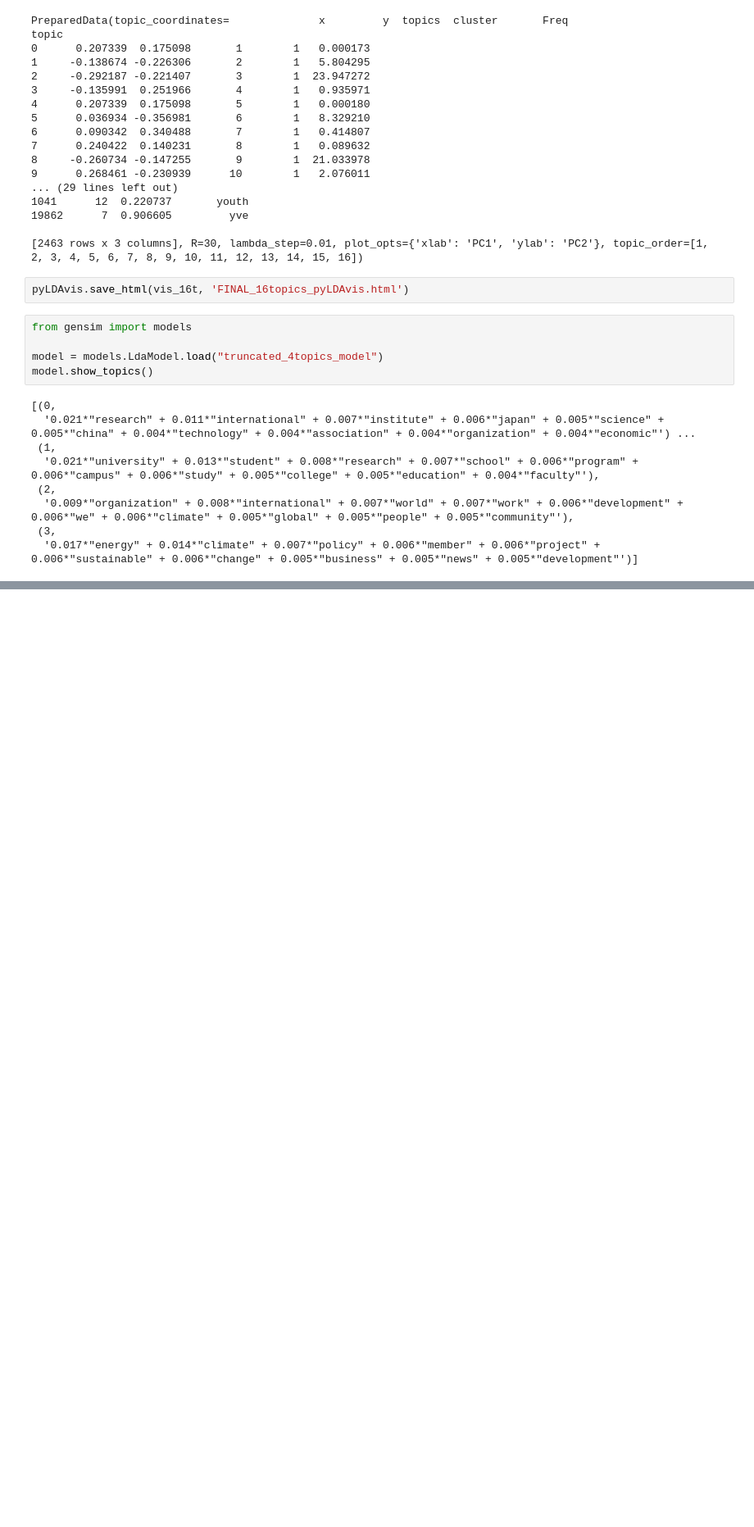
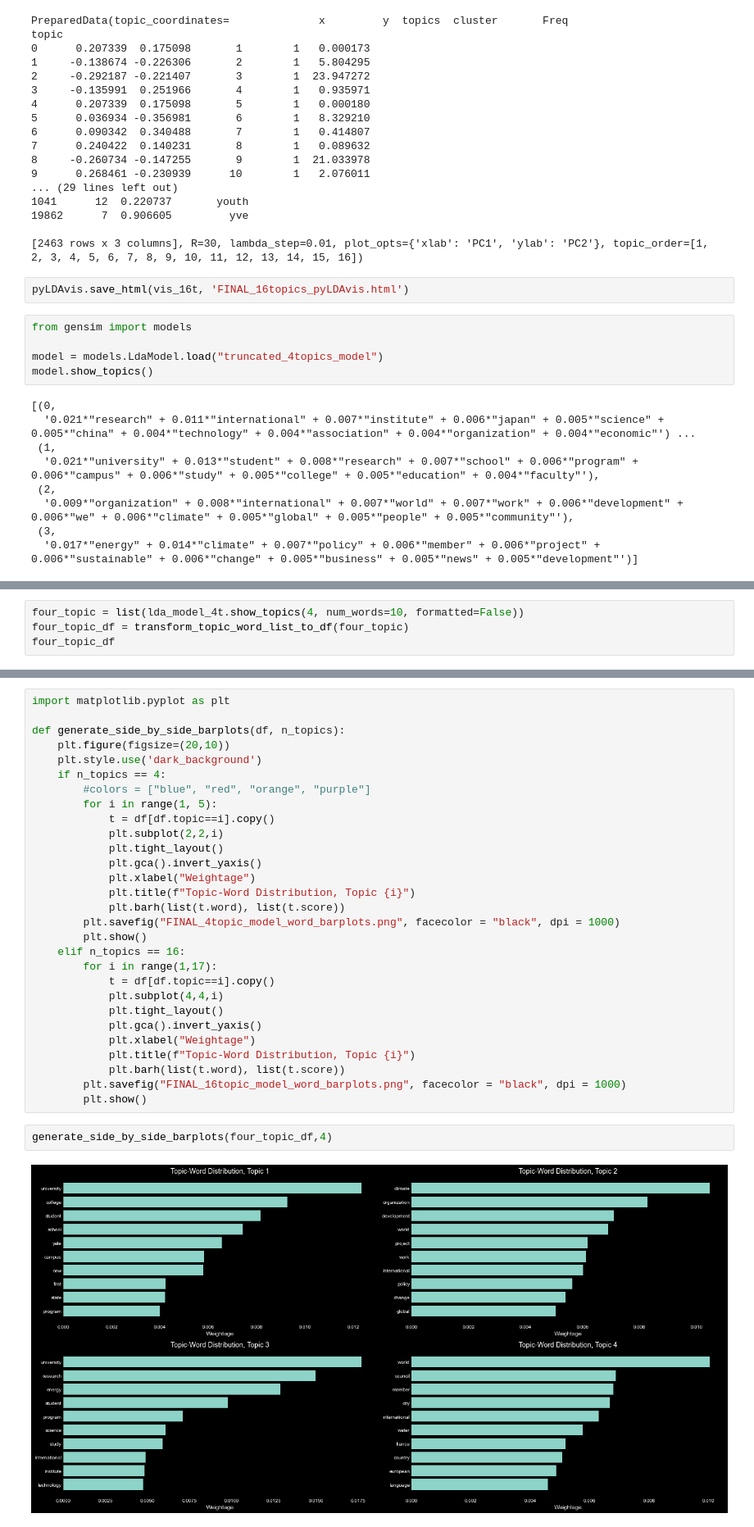
Before and after one commit to datadrivenenvirolab/IAD_blockchain, a Jupyter notebook: Web-scraped data/Final Model LDA Pipeline.ipynb, the cells around one changed output, grey strips where cells are left out. Shown at 82% size. Cells and saved outputs as stored; diff of their text form; blank space fills up the shorter version.

```diff
--- a/Web-scraped data/Final Model LDA Pipeline.ipynb
+++ b/Web-scraped data/Final Model LDA Pipeline.ipynb
@@ -527,0 +559,4 @@ model.show_topics()
+# %%
+four_topic = list(lda_model_4t.show_topics(4, num_words=10, formatted=False))
+four_topic_df = transform_topic_word_list_to_df(four_topic)
+four_topic_df
@@ -527,0 +581,33 @@ model.show_topics()
+# %%
+import matplotlib.pyplot as plt
+
+def generate_side_by_side_barplots(df, n_topics):
+    plt.figure(figsize=(20,10))
+    plt.style.use('dark_background')
+    if n_topics == 4:
+        #colors = ["blue", "red", "orange", "purple"]
+        for i in range(1, 5):
+            t = df[df.topic==i].copy()
+            plt.subplot(2,2,i)
+            plt.tight_layout()
+            plt.gca().invert_yaxis()
+            plt.xlabel("Weightage")
+            plt.title(f"Topic-Word Distribution, Topic {i}")
+            plt.barh(list(t.word), list(t.score))
+        plt.savefig("FINAL_4topic_model_word_barplots.png", facecolor = "black", dpi = 1000)
+        plt.show()
+    elif n_topics == 16:
+        for i in range(1,17):
+            t = df[df.topic==i].copy()
+            plt.subplot(4,4,i)
+            plt.tight_layout()
+            plt.gca().invert_yaxis()
+            plt.xlabel("Weightage")
+            plt.title(f"Topic-Word Distribution, Topic {i}")
+            plt.barh(list(t.word), list(t.score))
+        plt.savefig("FINAL_16topic_model_word_barplots.png", facecolor = "black", dpi = 1000)
+        plt.show()
+# %%
+generate_side_by_side_barplots(four_topic_df,4)
+# %% [output]
+[figure, added]
```
Also changed, not shown: parts of 26 cells of this notebook, 14 other files.
